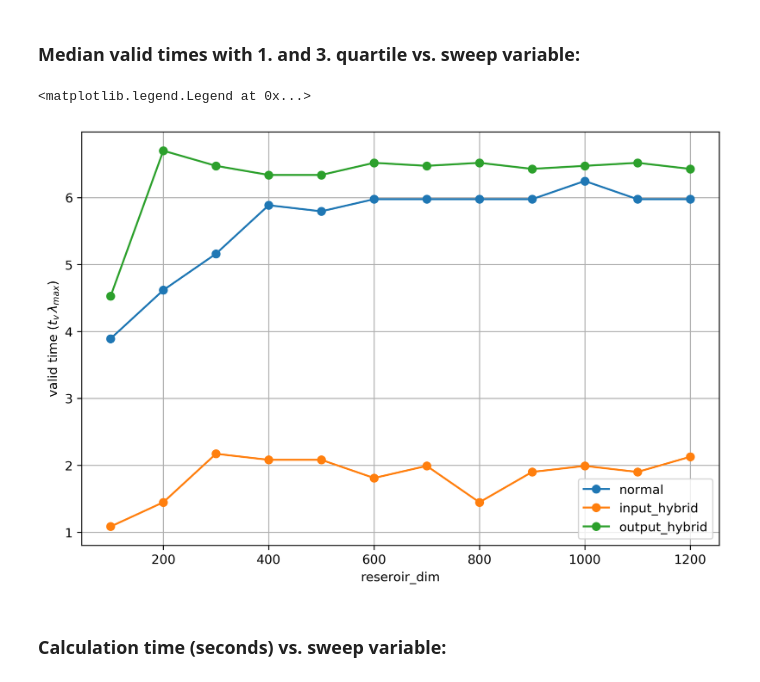
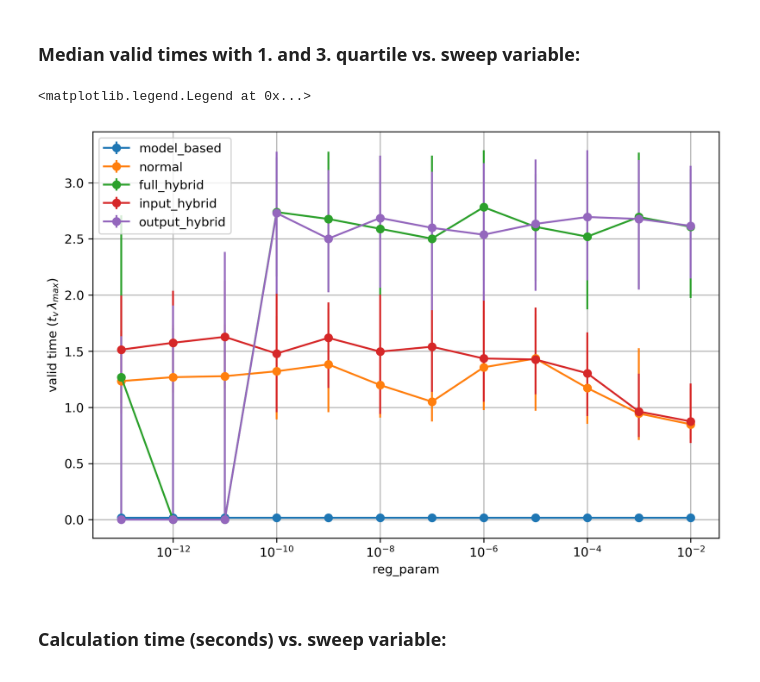
Before and after one commit to DuncDennis/rescomp, a Jupyter notebook: bin/hybrid_RC_testing/RC_statistical_model_comparison_param_sweep.ipynb, the cells around one changed output. Cells and saved outputs as stored; diff of their text form; code cells hidden in the pictures.

```diff
--- a/bin/hybrid_RC_testing/RC_statistical_model_comparison_param_sweep.ipynb
+++ b/bin/hybrid_RC_testing/RC_statistical_model_comparison_param_sweep.ipynb
@@ -21,7 +21,7 @@ from mpl_toolkits import mplot3d
 - Select wether you want to load or save, when running this notebook
 # %%
 pre_path = r"C:\Users\Dennis\Documents\FILES&INFO\WISSEN\STUDIUM\Master LMU\Masterthesis\Simulations_2/"
-name = "22_11_2021_Lorenz_Pathak_real8_rnl"
+name = "26_11_2021_KS_Pathak_real2"
 
 path = pre_path + name + "/"
 parameter_path = path + "parameters/"
@@ -29,7 +29,7 @@ results_path = path + "/results/"
 
 load = False
 
-system_flag = "Lorenz" # KS, Lorenz
+system_flag = "KS" # KS, Lorenz
 
 
 load_parameters = load
@@ -367,14 +371,14 @@ else:
     save_example_trajectory = True
     output_flag = "valid_times_median_quartile"
 
-    # Experiment parameters:
-    n_dims = np.linspace(100, 1300, 13, endpoint=True, dtype = int)
-    sweep_variable_list = n_dims
-    sweep_variable_name = "reseroir_dim"
+     # Experiment parameters:
+#     n_dims = np.linspace(100, 1300, 13, endpoint=True, dtype = int)
+#     sweep_variable_list = n_dims
+#     sweep_variable_name = "reseroir_dim"
 
-#     reg_params = np.logspace(-13, -2, 12)
-#     sweep_variable_list = reg_params
-#     sweep_variable_name = "reg_param"
+    reg_params = np.logspace(-13, -2, 12)
+    sweep_variable_list = reg_params
+    sweep_variable_name = "reg_param"
 
 #     gammas = np.linspace(0.0, 1.0, 6)
 #     sweep_variable_list = gammas
@@ -402,16 +407,16 @@ if not load_results:
     # Dict with ESN ST creation functions:
     ST_esn_creation_dict = {}
     if "normal" in models_to_test:
-        ST_esn_creation_dict["normal"] = lambda sweep_var: create_stat_tester_NRC(reg_param = reg_param,
-                                                                                 n_dim = sweep_var) # CHANGE HERE
+        ST_esn_creation_dict["normal"] = lambda sweep_var: create_stat_tester_NRC(reg_param = sweep_var,
+                                                                                 n_dim = reservoir_dim) # CHANGE HERE
 
     for hybrid_key in ["full_hybrid","input_hybrid", "output_hybrid"]:
         if hybrid_key in models_to_test:
             def func_factory(hybrid_key):
                 return lambda sweep_var: create_stat_tester_HRC(hybrid_key, eps = eps,
                                                                 gamma = gamma,
-                                                                reg_param = reg_param,
-                                                                n_dim = sweep_var) # CHANGE HERE #reservoir_dim
+                                                                reg_param = sweep_var,
+                                                                n_dim = reservoir_dim) # CHANGE HERE #reservoir_dim
 
             ST_esn_creation_dict[hybrid_key] = func_factory(hybrid_key)
 
@@ -520,29 +525,29 @@ Realization: 10/10 ...
 # %%
 fig = plt.figure(figsize=(9, 6), dpi=300)
 ax = fig.add_subplot(1, 1, 1)
-to_show = ["normal", "input_hybrid",  "output_hybrid"]
+to_show = models_to_test # ["normal", "input_hybrid",  "output_hybrid"]
 
 scale = dt*lyapunov
 start_index = 0
-end_index = -1
+end_index = None
 
 for model_key, val in results_models.items():
     if not model_key in to_show:
         continue
     if output_flags_models[model_key] == "valid_times_median_quartile":
         median_list = val[start_index:end_index, 0]*scale
         fist_quartile_list = val[start_index:end_index, 1]*scale
         third_quartile_list = val[start_index:end_index, 2]*scale
-        # ax.errorbar(list(sweep_array_models[model_key].values())[0][start_index:end_index], median_list, yerr=[median_list - fist_quartile_list, third_quartile_list - median_list], fmt='-o', label = model_key)
-        ax.plot(list(sweep_array_models[model_key].values())[0][start_index:end_index], median_list, marker='o', label = model_key)
-        # ax.set_xscale('log')
+        ax.errorbar(list(sweep_array_models[model_key].values())[0][start_index:end_index], median_list, yerr=[median_list - fist_quartile_list, third_quartile_list - median_list], fmt='-o', label = model_key)
+        # ax.plot(list(sweep_array_models[model_key].values())[0][start_index:end_index], median_list, marker='o', label = model_key)
+        ax.set_xscale('log')
 ax.set_xlabel(sweep_variable_name)
 ax.set_ylabel("valid time $(t_v\, \lambda_{max})$")
 plt.grid()
 plt.legend()
 # %% [output]
 <matplotlib.legend.Legend at 0x...>
-[figure, old version]
+[figure, new version]
 # %% [markdown]
 ### Calculation time (seconds) vs. sweep variable:
 # %%
```
Also changed, not shown: parts of 12 cells of this notebook.
